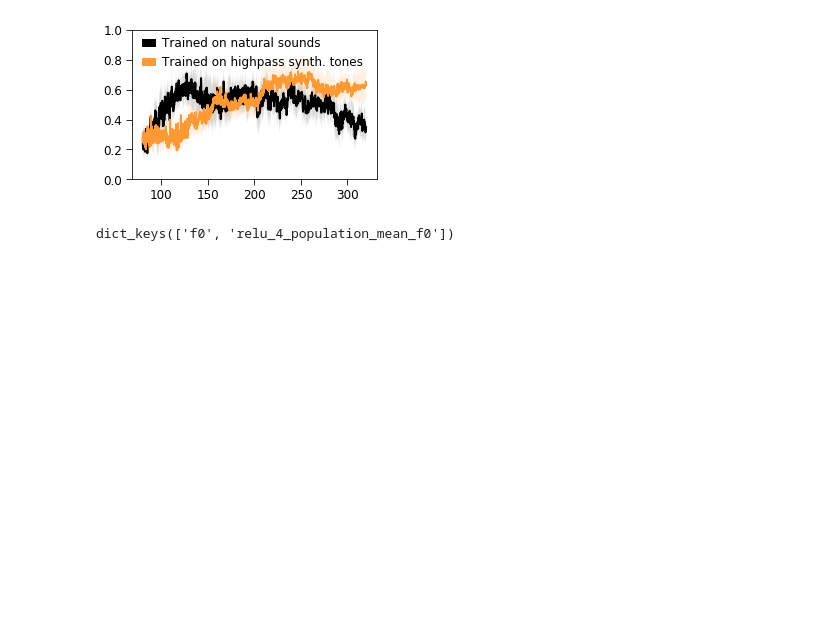
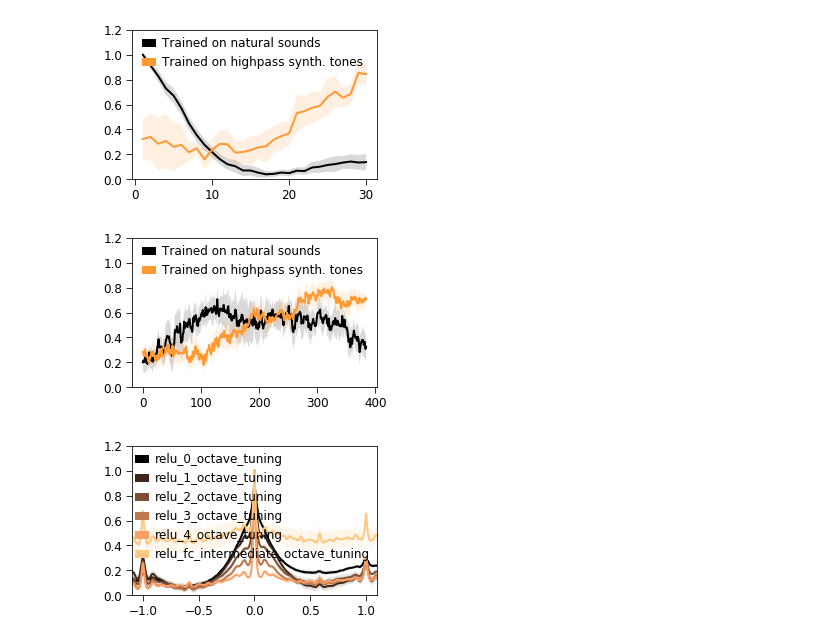
Before and after one commit to msaddler/pitchnet, a Jupyter notebook: notebook_network_neurophysiology.ipynb, the cells around one changed output. Saved outputs shown, nothing was run; the diff lists cells and outputs as text; code cells hidden in the pictures; blank space fills up the shorter version.

Commit message:
verifying 1d tuning properties of networks (f0, low_harm, octave) under new neurophysiology file structure; testing different normalization schemes

```diff
--- a/notebook_network_neurophysiology.ipynb
+++ b/notebook_network_neurophysiology.ipynb
@@ -101,10 +132,8 @@ Trained on highpass synth. tones /saved_models/models_sr20000/arch_0302/PND_synt
 def make_1d_tuning_plot(ax,
                         results_dict_input,
                         key_dim0='low_harm',
-                        key_resp_list='relu_4_population_mean_low_harm',
+                        key_resp_list='relu_4_low_harm',
                         include_yerr=True,
-                        n_subsample=None,
-                        random_seed=32,
                         kwargs_plot_update={},
                         kwargs_legend_update={},
                         kwargs_bootstrap={'bootstrap_repeats': 1000, 'metric_function': 'mean'},
@@ -125,14 +154,6 @@ def make_1d_tuning_plot(ax,
         for results_dict in results_dict_input:
             xval = np.array(results_dict[key_dim0])
             yval_tmp = np.array(results_dict[key_resp])
-            if n_subsample is not None:
-                assert len(yval_tmp.shape) == 2, "{} must have shape [units, {}]".format(key_resp, key_dim0)
-                assert n_subsample <= yval_tmp.shape[0], "n_subsample exceeds number of units"
-                IDX = np.arange(0, yval_tmp.shape[0], 1, dtype=int)
-                np.random.seed(random_seed)
-                np.random.shuffle(IDX)
-            if len(yval_tmp.shape) > 1:
-                yval_tmp = np.mean(yval_tmp[IDX[:n_subsample], :], axis=0)
             assert np.all(yval_tmp.shape == xval.shape)
             yval_tmp = yval_tmp - yval_tmp.min()
             yval_tmp = yval_tmp / yval_tmp.max()
@@ -169,45 +190,82 @@ def make_1d_tuning_plot(ax,
     }
     kwargs_legend.update(kwargs_legend_update)
     leg = ax.legend(**kwargs_legend)
     for legobj in leg.legendHandles:
         legobj.set_linewidth(8.0)
 
     ax = util_figures.format_axes(ax, **kwargs_format_axes)
     return ax, DATA
 
 
 
-fig, ax = plt.subplots(nrows=1,
-                       ncols=1,
-                       figsize=(4.4, 2.75))
 
 color_list = util_figures.get_color_list(6, cmap_name='gist_heat') # CMAP FOR FILTERING SOUNDS
 color_list = [color_list[idx] for idx in [0, 2, 4]]
 color_list = [color_list[0], color_list[-1]]
 
+
+fig, ax = plt.subplots(nrows=1,
+                       ncols=1,
+                       figsize=(4.4, 2.75))
 for cidx, model_key in enumerate(model_keys):
     results_dict_input = results_dicts[model_key]
 
     kwargs_plot_update = {'color': color_list[cidx], 'label': model_key}
     ax, DATA = make_1d_tuning_plot(
         ax,
         results_dict_input,
-#         key_dim0='low_harm',
-#         key_resp_list='relu_4_population_mean_low_harm',
-        key_dim0='f0',
-        key_resp_list='relu_4_population_mean_f0',
+        key_dim0='low_harm',
+        key_resp_list='relu_4_low_harm',
         include_yerr=True,
-        n_subsample=None,
-        random_seed=32,
         kwargs_plot_update=kwargs_plot_update,
         kwargs_legend_update={},
         kwargs_bootstrap={'bootstrap_repeats': 1000, 'metric_function': 'mean'})
-    ax.set_ylim([0, 1])
+    ax.set_ylim([0, 1.2])
+plt.show()
 
+
+
+fig, ax = plt.subplots(nrows=1,
+                       ncols=1,
+                       figsize=(4.4, 2.75))
+for cidx, model_key in enumerate(model_keys):
+    results_dict_input = results_dicts[model_key]
+
+    kwargs_plot_update = {'color': color_list[cidx], 'label': model_key}
+    ax, DATA = make_1d_tuning_plot(
+        ax,
+        results_dict_input,
+        key_dim0='f0_label',
+        key_resp_list='relu_4_f0_label',
+        include_yerr=True,
+        kwargs_plot_update=kwargs_plot_update,
+        kwargs_legend_update={},
+        kwargs_bootstrap={'bootstrap_repeats': 1000, 'metric_function': 'mean'})
+    ax.set_ylim([0, 1.2])
 plt.show()
+
+
+
+fig, ax = plt.subplots(nrows=1,
+                       ncols=1,
+                       figsize=(4.4, 2.75))
+for cidx, model_key in enumerate(model_keys[0:1]):
+    results_dict_input = results_dicts[model_key]
+
+    kwargs_plot_update = {'color': color_list[cidx], 'label': model_key}
+    ax, DATA = make_1d_tuning_plot(
+        ax,
+        results_dict_input,
+        key_dim0='octave_bins',
+        key_resp_list=['relu_{}_octave_tuning'.format(i) for i in range(5)] + ['relu_fc_intermediate_octave_tuning'],
+        include_yerr=True,
+#         kwargs_plot_update=kwargs_plot_update,
+        kwargs_legend_update={},
+        kwargs_bootstrap={'bootstrap_repeats': 1000, 'metric_function': 'mean'})
+    ax.set_ylim([0, 1.2])
+    ax.set_xlim([-1.1, 1.1])
+plt.show()
 # %% [output]
-[figure, old version]
+[figure, new version]
+[figure, added]
+[figure, added]
-# %%
-DATA['relu_4_population_mean_f0'].keys()
-# %% [output]
-dict_keys(['f0', 'relu_4_population_mean_f0'])
```
Also changed, not shown: parts of 3 cells of this notebook.
